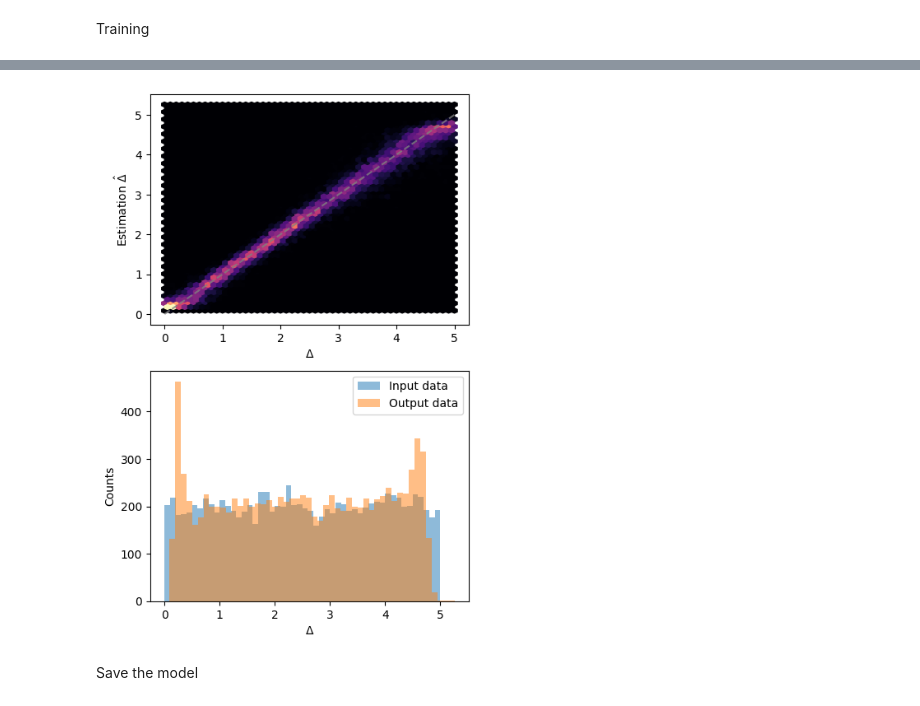
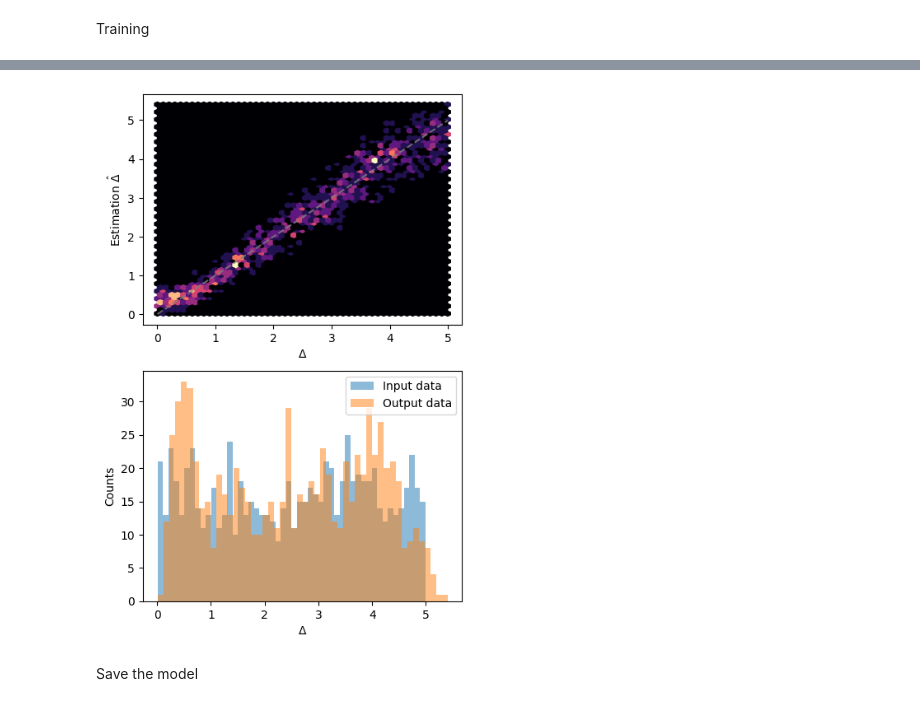
Before and after one commit to CarlosSMWolff/ParamEst-NN, a Jupyter notebook: 2-Training.ipynb, the cells around one changed output, grey strips where cells are left out. Drawn from its saved outputs; the diff is of its cells as text; code cells hidden in the pictures.

```diff
--- a/2-Training.ipynb
+++ b/2-Training.ipynb
@@ -204,7 +185,7 @@ def create_model():
 # %% [markdown]
 Training details
 # %%
-epochs = 10
+epochs = 150
 batch_size = 12800
 optimizer = "adam"
 loss =  tf.keras.losses.MeanSquaredLogarithmicError()
@@ -405,24 +373,24 @@ plt.show()
 # %%
-nsel = 10000
+nsel = 1000
 x_values = X_valid[np.argsort(y_valid[:nsel])]
 output = modelHist.predict(x_values, verbose=False)[:,0]
 
 input = np.sort(y_valid[:nsel])
 
 fig, axes = plt.subplots(nrows = 2, figsize = (5,8))
 ax = axes[0]
 ax.hexbin(input,output, gridsize=50, cmap = 'magma')
 ax.plot(input,input,'--',color="gray",alpha=0.8)
 ax.set_xlabel("$\Delta$"); ax.set_ylabel("Estimation $\hat \Delta$")
 
 ax = axes[1]
 ax.hist(input,bins = 50, alpha = 0.5, label = "Input data")
 ax.hist(output,bins = 50, alpha = 0.5, label = "Output data")
 ax.set_xlabel("$\Delta$"); ax.set_ylabel("Counts")
 ax.legend()
 plt.show()
 # %% [output]
-[figure, old version]
+[figure, new version]
 # %% [markdown]
 Save the model
 # %%
```
Also changed, not shown: parts of 37 cells of this notebook.
